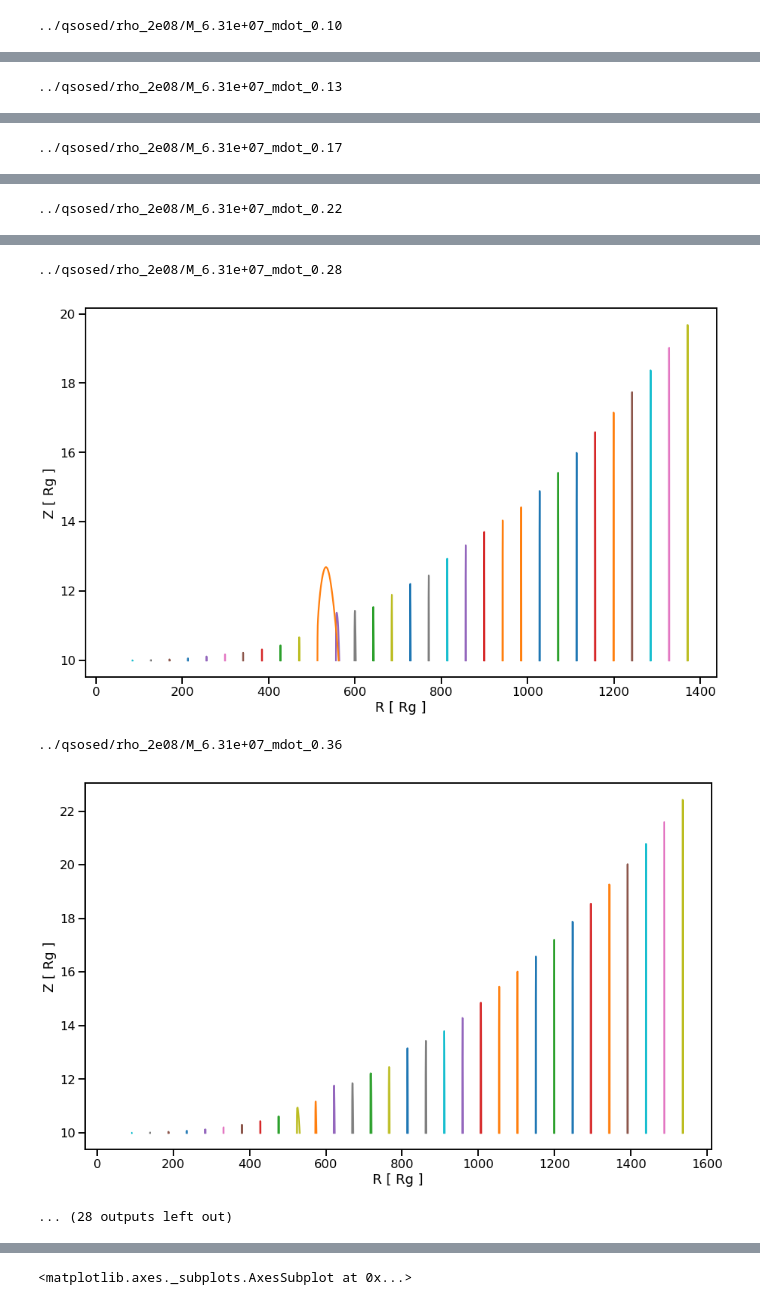
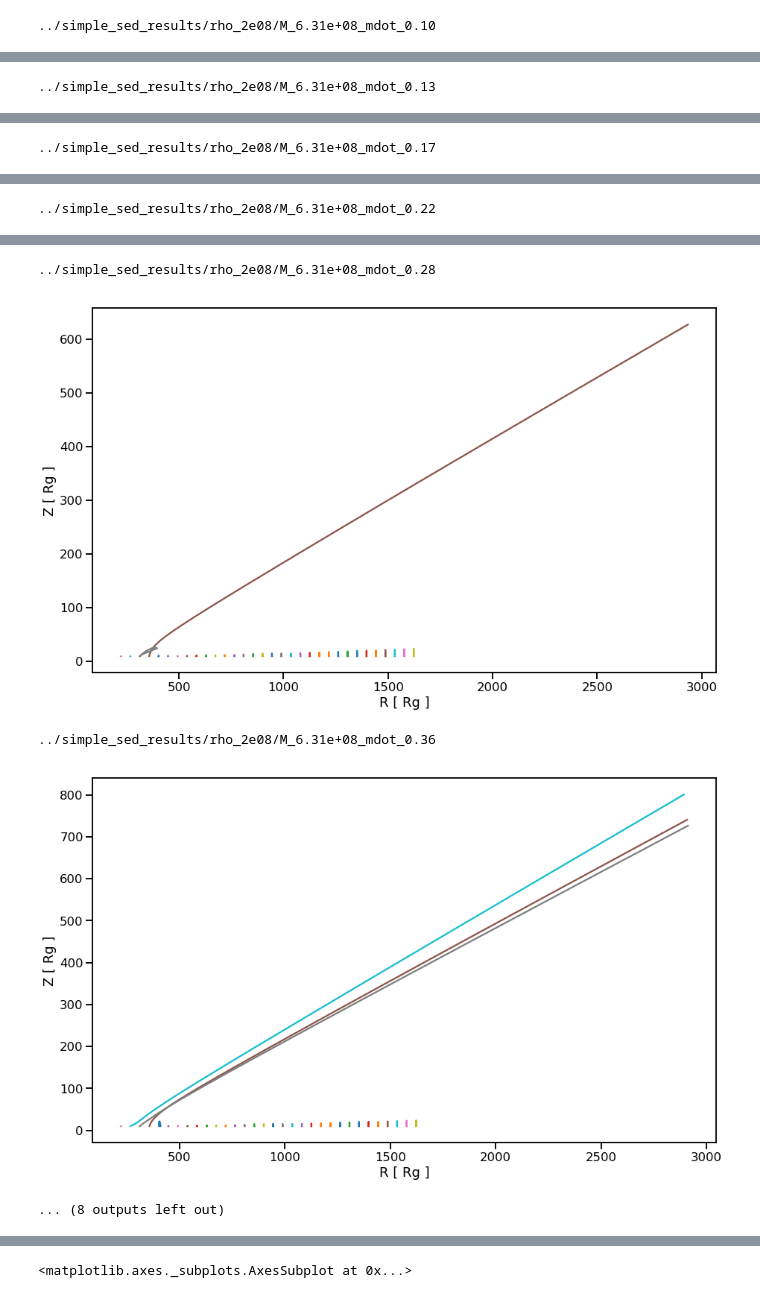
Before and after one commit to arnauqb/qwind, a Jupyter notebook: Notebooks/0_read_grid_data.ipynb, the cells around one changed output, grey strips where cells are left out. Drawn from its saved outputs; the diff is of its cells as text; code cells hidden in the pictures.

```diff
--- a/Notebooks/0_read_grid_data.ipynb
+++ b/Notebooks/0_read_grid_data.ipynb
@@ -28,5 +28,5 @@ fig, ax = plotting.plot_cross_grid(GRID_FOLDER, title = "Full SED")
 # %%
-bhs = np.sort(glob("../qsosed/rho_2e08/M_6.31e+0*"))
+bhs = np.sort(glob("../simple_sed_results/rho_2e08/M_6.31e+08*"))
 for bh in bhs:
     print(bh)
     lines = glob(os.path.join(bh,"line*"))
@@ -43,4 +43,4 @@ for bh in bhs:
 
 #plt.savefig("M1e9_lines.png", dpi = 300, bbox_to_inches = "tight")
 # %% [output]
-../qsosed/rho_2e08/M_6.31e+07_mdot_0.10
+../simple_sed_results/rho_2e08/M_6.31e+08_mdot_0.10
@@ -48 +48 @@ for bh in bhs:
-../qsosed/rho_2e08/M_6.31e+07_mdot_0.13
+../simple_sed_results/rho_2e08/M_6.31e+08_mdot_0.13
@@ -50 +50 @@ for bh in bhs:
-../qsosed/rho_2e08/M_6.31e+07_mdot_0.17
+../simple_sed_results/rho_2e08/M_6.31e+08_mdot_0.17
@@ -52 +52 @@ for bh in bhs:
-../qsosed/rho_2e08/M_6.31e+07_mdot_0.22
+../simple_sed_results/rho_2e08/M_6.31e+08_mdot_0.22
@@ -54,8 +54,8 @@ for bh in bhs:
-../qsosed/rho_2e08/M_6.31e+07_mdot_0.28
+../simple_sed_results/rho_2e08/M_6.31e+08_mdot_0.28
-[figure, old version]
+[figure, new version]
-../qsosed/rho_2e08/M_6.31e+07_mdot_0.36
+../simple_sed_results/rho_2e08/M_6.31e+08_mdot_0.36
-[figure, old version]
+[figure, new version]
-... (28 outputs left out)
+... (8 outputs left out)
 # %%
 asd = pd.read_csv(lines[3])
 asd.head()
```
Also changed, not shown: parts of 3 cells of this notebook, 7 other files.
